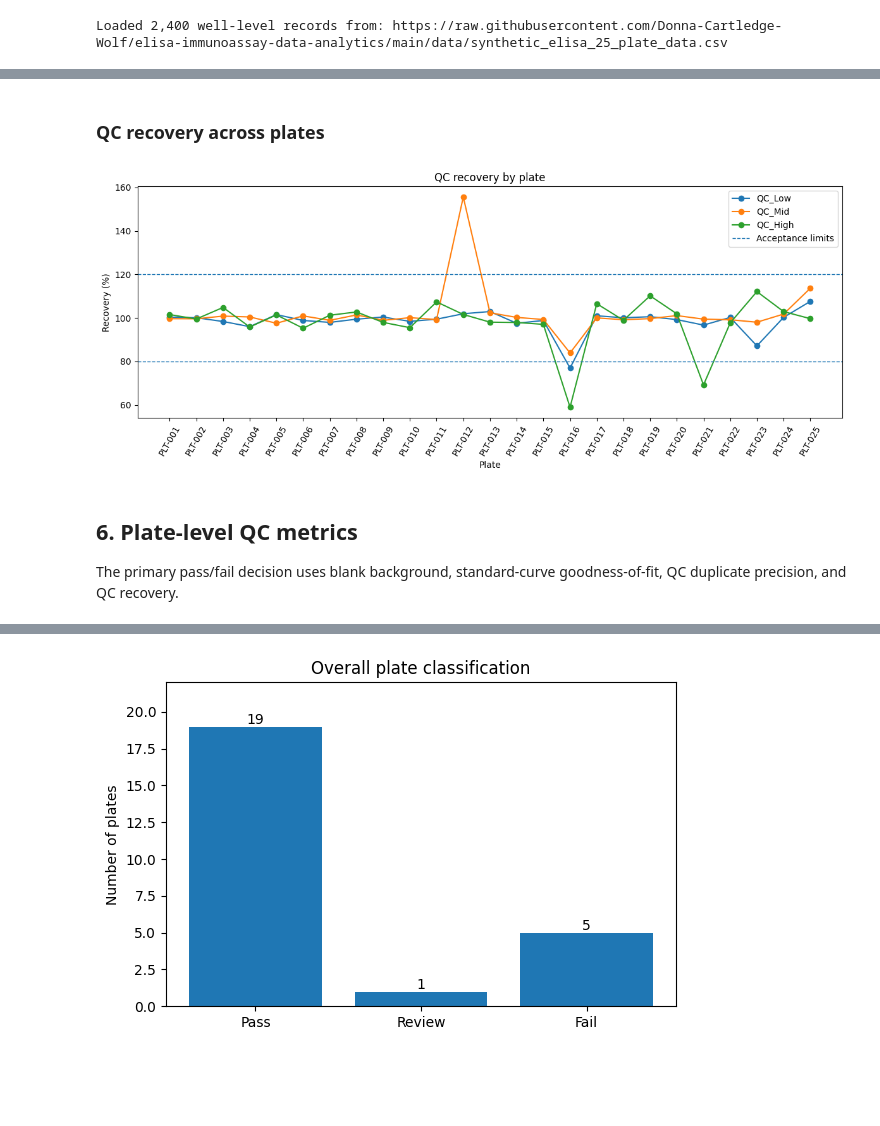
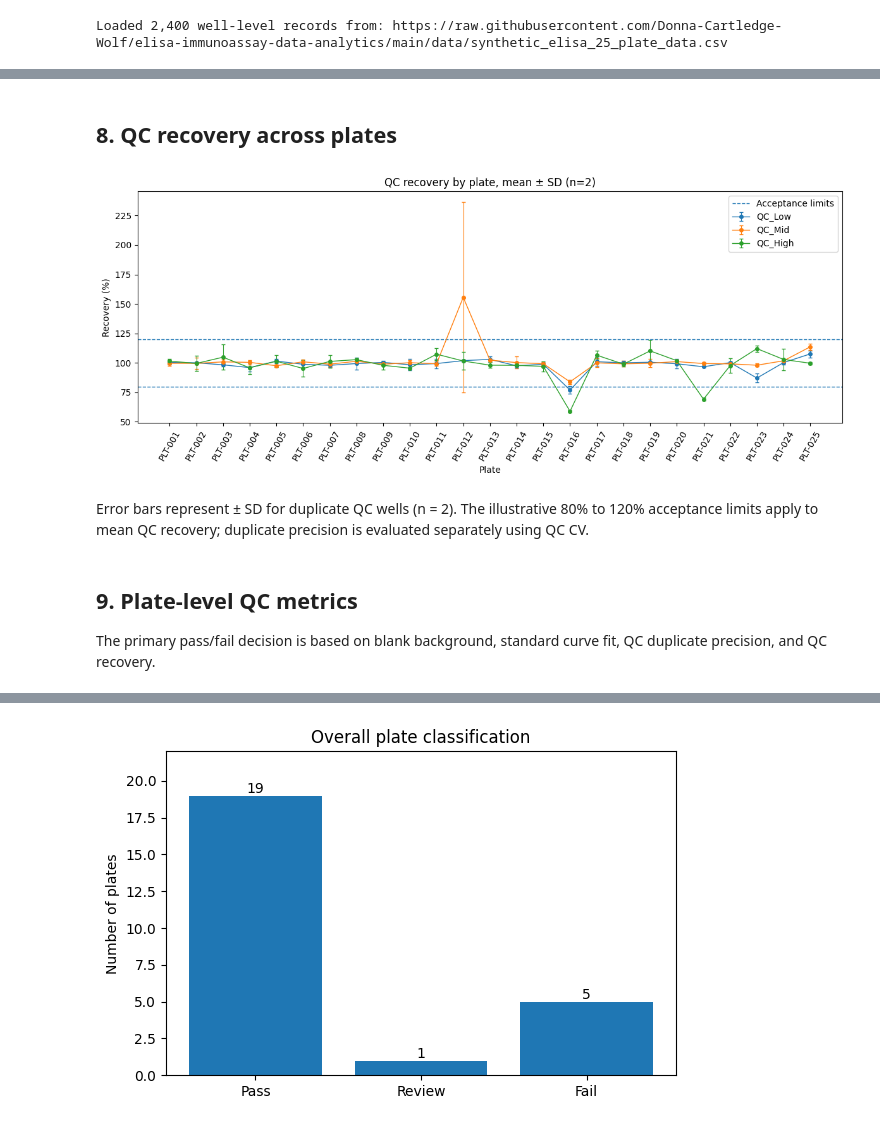
Before and after one commit to Donna-Cartledge-Wolf/elisa-immunoassay-data-analytics, a Jupyter notebook: notebooks/elisa_qc_analysis.ipynb, the cells around one changed output, grey strips where cells are left out. Saved outputs shown, nothing was run; the diff lists cells and outputs as text; code cells hidden in the pictures; blank space fills up the shorter version.

Commit message:
Finalize ELISA QC notebook presentation

```diff
--- a/notebooks/elisa_qc_analysis.ipynb
+++ b/notebooks/elisa_qc_analysis.ipynb
@@ -419,30 +822,75 @@ display(
 # %% [markdown]
-### QC recovery across plates
+## 8. QC recovery across plates
 # %%
+# Calculate QC recovery and corresponding SD for duplicate wells.
+qc_plot = qc_metrics.copy()
+
+qc_plot["Recovery_SD_Pct"] = (
+    qc_plot["SD_Calculated_Final_Concentration_pg_mL"]
+    / qc_plot["Expected_Concentration_pg_mL"]
+    * 100
+)
+
 qc_recovery_wide = (
-    qc_metrics.pivot(index="Plate_ID", columns="Sample_ID", values="Recovery_Pct")
-              .reindex(fit_df["Plate_ID"])
+    qc_plot.pivot(
+        index="Plate_ID",
+        columns="Sample_ID",
+        values="Recovery_Pct"
+    )
+    .reindex(fit_df["Plate_ID"])
+)
+
+qc_recovery_sd_wide = (
+    qc_plot.pivot(
+        index="Plate_ID",
+        columns="Sample_ID",
+        values="Recovery_SD_Pct"
+    )
+    .reindex(fit_df["Plate_ID"])
 )
 
 plt.figure(figsize=(12, 5))
+
 for qc_name in ["QC_Low", "QC_Mid", "QC_High"]:
-    plt.plot(qc_recovery_wide.index, qc_recovery_wide[qc_name], marker="o", label=qc_name)
+    plt.errorbar(
+        qc_recovery_wide.index,
+        qc_recovery_wide[qc_name],
+        yerr=qc_recovery_sd_wide[qc_name],
+        fmt="-o",
+        capsize=2,
+        markersize=4,
+        linewidth=1,
+        elinewidth=0.8,
+        label=qc_name
+    )
 
-plt.axhline(80, linestyle="--", linewidth=1, label="Acceptance limits")
-plt.axhline(120, linestyle="--", linewidth=1)
+plt.axhline(
+    80,
+    linestyle="--",
+    linewidth=1,
+    label="Acceptance limits"
+)
+plt.axhline(
+    120,
+    linestyle="--",
+    linewidth=1
+)
+
 plt.xticks(rotation=60)
 plt.ylabel("Recovery (%)")
 plt.xlabel("Plate")
-plt.title("QC recovery by plate")
+plt.title("QC recovery by plate, mean ± SD (n=2)")
 plt.legend()
 plt.tight_layout()
 plt.show()
 # %% [output]
-[figure, old version]
+[figure, new version]
+# %% [markdown]
+Error bars represent ± SD for duplicate QC wells (n = 2). The illustrative 80% to 120% acceptance limits apply to mean QC recovery; duplicate precision is evaluated separately using QC CV.
 # %% [markdown]
-## 6. Plate-level QC metrics
+## 9. Plate-level QC metrics
 
-The primary pass/fail decision uses blank background, standard-curve goodness-of-fit, QC duplicate precision, and QC recovery.
+The primary pass/fail decision is based on blank background, standard curve fit, QC duplicate precision, and QC recovery.
 # %%
 plate_qc_records = []
 
```
Also changed, not shown: parts of 34 cells of this notebook.
